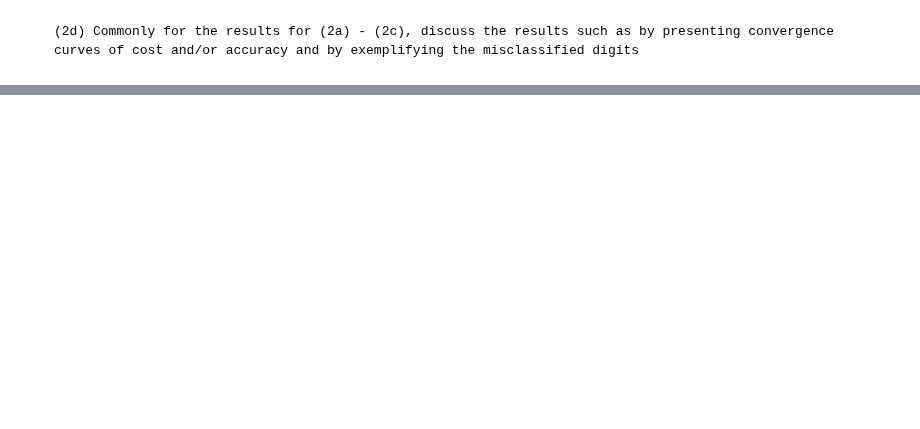
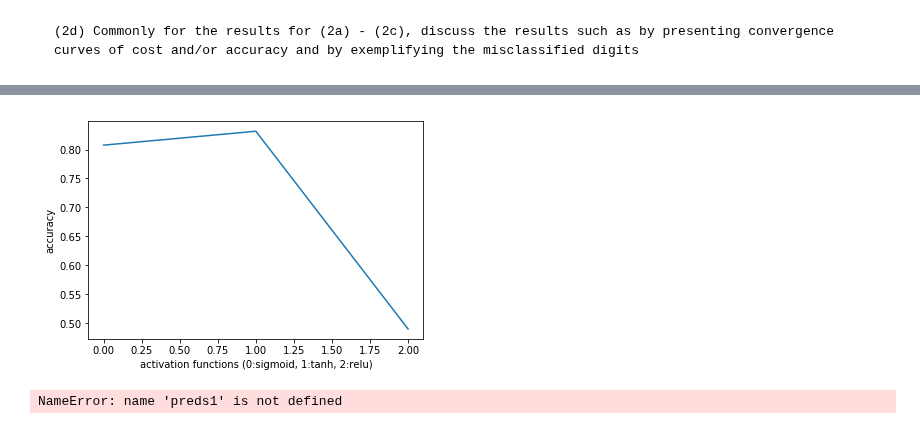
Before and after one commit to happyhyowon/work, a Jupyter notebook: HyowonKim_2019020723_hw5.ipynb, the cells around one changed output, grey strips where cells are left out. Cells and saved outputs as stored; diff of their text form; code cells hidden in the pictures; blank space fills up the shorter version.

```diff
--- a/HyowonKim_2019020723_hw5.ipynb
+++ b/HyowonKim_2019020723_hw5.ipynb
@@ -378,12 +408,17 @@ plot_misclassified(X_test_centered, y_test, misclassified, predicted)
 # %%
 ## a few choices of activation functions
 plt.plot([0, 1, 2], val_accs_1, label='acc per activation functions')
 plt.xlabel('activation functions (0:sigmoid, 1:tanh, 2:relu)')
 plt.ylabel('accuracy')
 plt.show()
 
-preds1 = mlp_act.predict(X_test_centered)
 print('Test Accuracy(hidden nodes+activation): %.2f%%' % (100*np.sum(y_test == preds1)/len(y_test)))
+
+misclassified = np.where(preds1 != y_test)[0]
+plot_misclassified(X_test_centered, y_test, misclassified, preds1)
+# %% [output]
+[figure, added]
+NameError: name 'preds1' is not defined
 # %%
 ## a few choices of L2-norm regularization parameters
 plt.plot(l2_weight_decays, val_accs_2, label='acc per L2-norm regularization weight')
```
Also changed, not shown: parts of 9 cells of this notebook.
